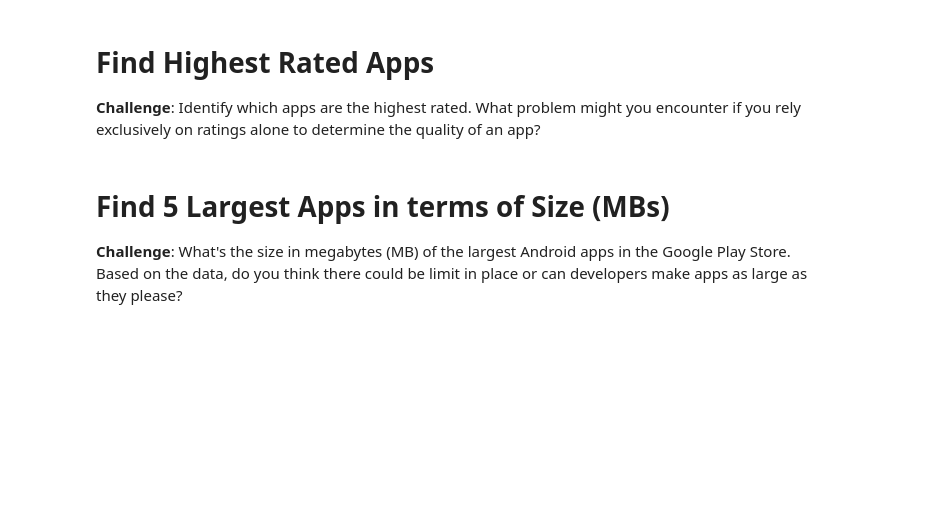
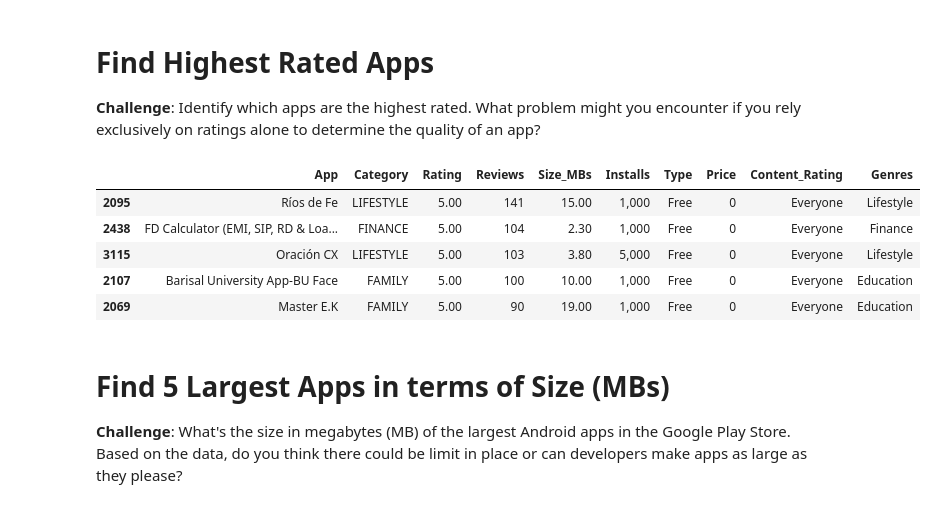
Before and after one commit to hashorva/100-days-of-Python, a Jupyter notebook: day_76/Google Play Store App Analytics (start).ipynb, the cells around one changed output. Saved outputs shown, nothing was run; the diff lists cells and outputs as text; code cells hidden in the pictures; blank space fills up the shorter version.

```diff
--- a/day_76/Google Play Store App Analytics (start).ipynb
+++ b/day_76/Google Play Store App Analytics (start).ipynb
@@ -215,6 +215,16 @@ There are zero 0 duplicates
 # Find Highest Rated Apps
 
 **Challenge**: Identify which apps are the highest rated. What problem might you encounter if you rely exclusively on ratings alone to determine the quality of an app?
+# %%
+# Review counts help understand if the Rating comes from a high number of people
+df_apps_clean[df_apps_clean.Rating == df_apps_clean.Rating.max()].sort_values("Reviews", ascending=False).head(5)
+# %% [output]
+|  | App | Category | Rating | Reviews | Size_MBs | Installs | Type | Price | Content_Rating | Genres |
+| 2095 | Ríos de Fe | LIFESTYLE | 5.00 | 141 | 15.00 | 1,000 | Free | 0 | Everyone | Lifestyle |
+| 2438 | FD Calculator (EMI, SIP, RD & Loa... | FINANCE | 5.00 | 104 | 2.30 | 1,000 | Free | 0 | Everyone | Finance |
+| 3115 | Oración CX | LIFESTYLE | 5.00 | 103 | 3.80 | 5,000 | Free | 0 | Everyone | Lifestyle |
+| 2107 | Barisal University App-BU Face | FAMILY | 5.00 | 100 | 10.00 | 1,000 | Free | 0 | Everyone | Education |
+| 2069 | Master E.K | FAMILY | 5.00 | 90 | 19.00 | 1,000 | Free | 0 | Everyone | Education |
 # %% [markdown]
 # Find 5 Largest Apps in terms of Size (MBs)
 
```
Also changed, not shown: parts of 5 cells of this notebook.
